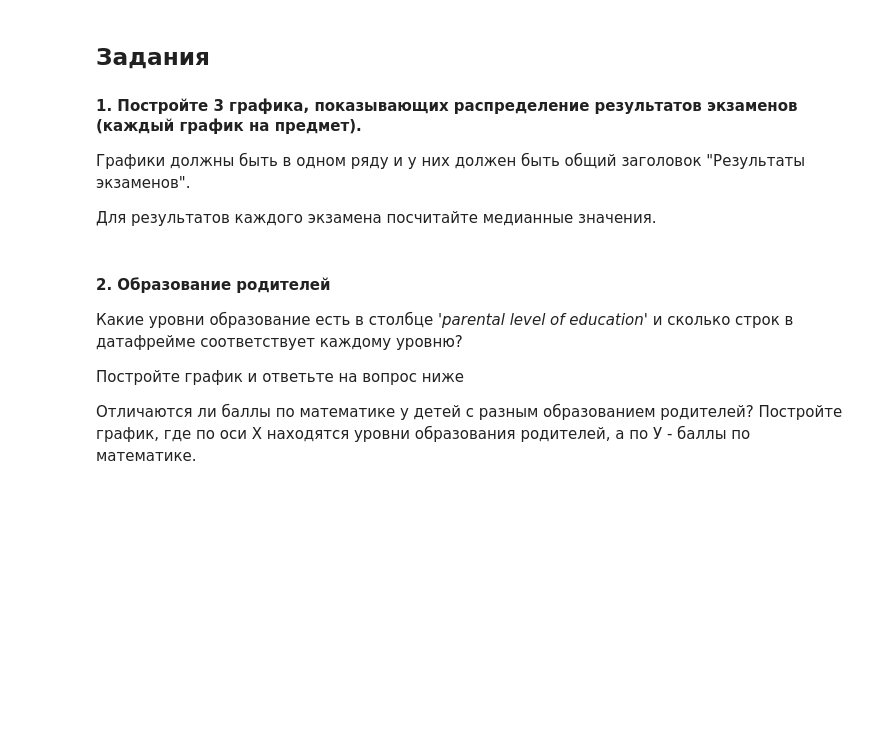
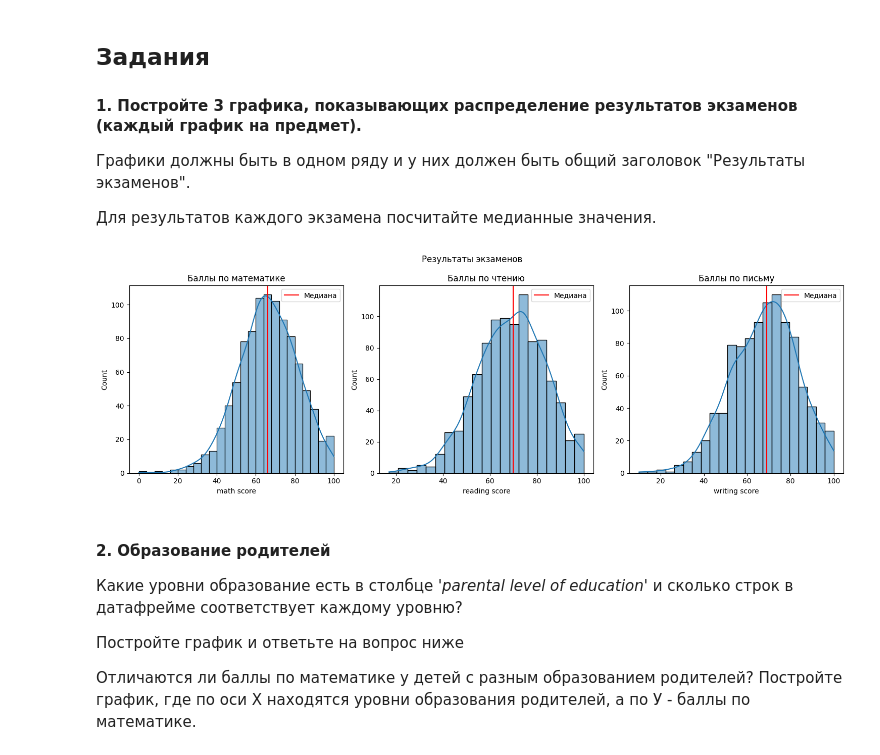
Before and after one commit to kristina-emil/Machine-learning, a Jupyter notebook: 01_intro/08-hw-visualization.ipynb, the cells around one changed output. Saved outputs shown, nothing was run; the diff lists cells and outputs as text; code cells hidden in the pictures; blank space fills up the shorter version.

```diff
--- a/01_intro/08-hw-visualization.ipynb
+++ b/01_intro/08-hw-visualization.ipynb
@@ -37,36 +37,35 @@ df.head()
 
 Для результатов каждого экзамена посчитайте медианные значения.
 # %%
-# Загрузка данных
-df = pd.read_csv("data/StudentsPerformance.csv.zip")
 
-# Построение графиков
 plt.figure(figsize=(15, 5))
 plt.suptitle("Результаты экзаменов")
 
-# Математика
+
 plt.subplot(1, 3, 1)
 sns.histplot(df['math score'], kde=True)
 plt.title('Баллы по математике')
-plt.axvline(df['math score'].median(), color='r', linestyle='--', label='Медиана')
+plt.axvline(df['math score'].median(), color='r', linestyle='-', label='Медиана')
 plt.legend()
 
-# Чтение
+
 plt.subplot(1, 3, 2)
 sns.histplot(df['reading score'], kde=True)
 plt.title('Баллы по чтению')
-plt.axvline(df['reading score'].median(), color='r', linestyle='--', label='Медиана')
+plt.axvline(df['reading score'].median(), color='r', linestyle='-', label='Медиана')
 plt.legend()
 
-# Письмо
+
 plt.subplot(1, 3, 3)
 sns.histplot(df['writing score'], kde=True)
 plt.title('Баллы по письму')
-plt.axvline(df['writing score'].median(), color='r', linestyle='--', label='Медиана')
+plt.axvline(df['writing score'].median(), color='r', linestyle='-', label='Медиана')
 plt.legend()
 
 plt.tight_layout()
 plt.show()
+# %% [output]
+[figure, added]
 # %% [markdown]
 #### 2. Образование родителей
 Какие уровни образование есть в столбце *'parental level of education'* и сколько строк в датафрейме соответствует каждому уровню?
```
Also changed, not shown: parts of 9 cells of this notebook, 2 other files.
